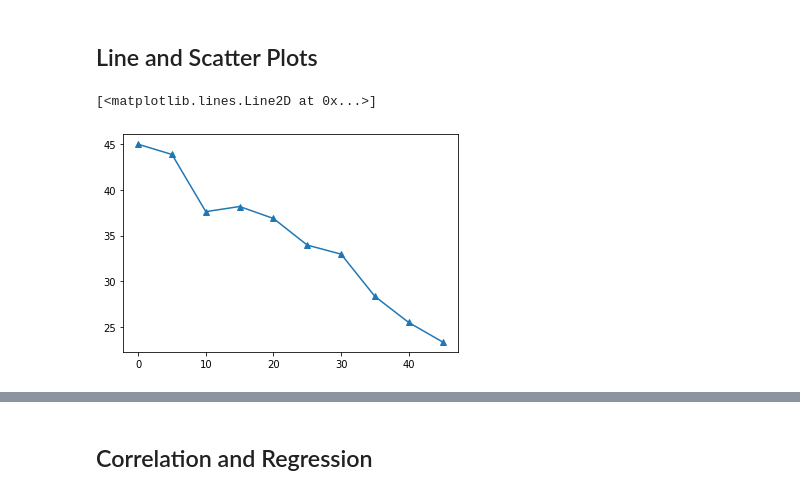
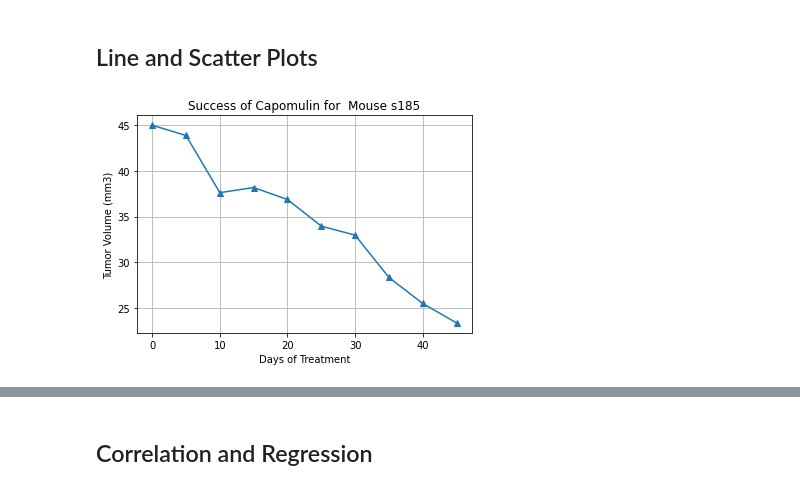
Before and after one commit to jakewmayfield/Matplotlib-Pymaceuticals, a Jupyter notebook: Pymaceuticals-Matplotlib.ipynb, the cells around one changed output, grey strips where cells are left out. Cells and saved outputs as stored; diff of their text form; code cells hidden in the pictures.

Commit message:
scatter plot no formatting

```diff
--- a/Pymaceuticals-Matplotlib.ipynb
+++ b/Pymaceuticals-Matplotlib.ipynb
@@ -252,5 +252,16 @@ plt.show()
 ## Line and Scatter Plots
 # %%
 # Generate a line plot of tumor volume vs. time point for a mouse treated with Capomulin
-#select the first mouse that was treated with Capomulin
-capo_sample = merged_df[merged_df["Drug Regimen"] == 'Capomulin']["Mouse ID"].values[0]
+#select the first mouse that was treated with Capomulin and get data from merged_df
+capo_samp_time = merged_df[merged_df["Drug Regimen"] == 'Capomulin']["Mouse ID"].values[0]
+capo_data_time = merged_df.loc[merged_df["Mouse ID"]==capo_samp_time]
+
+#line plot
+plt.plot(capo_data_time['Timepoint'], capo_data_time['Tumor Volume (mm3)'], marker='^')
+plt.xlabel("Days of Treatment")
+plt.ylabel('Tumor Volume (mm3)')
+plt.title(f'Success of Capomulin for  Mouse {capo_samp_time}')
+plt.grid()
+plt.show()
+# %% [output]
+[figure, added]
@@ -260,5 +267,0 @@ capo_data = merged_df.loc[merged_df["Mouse ID"]==capo_sample]
-# %%
-plt.plot(capo_data['Timepoint'], capo_data['Tumor Volume (mm3)'], marker='^')
-# %% [output]
-[<matplotlib.lines.Line2D at 0x...>]
-[figure, removed]
```
Also changed, not shown: parts of 4 cells of this notebook.
